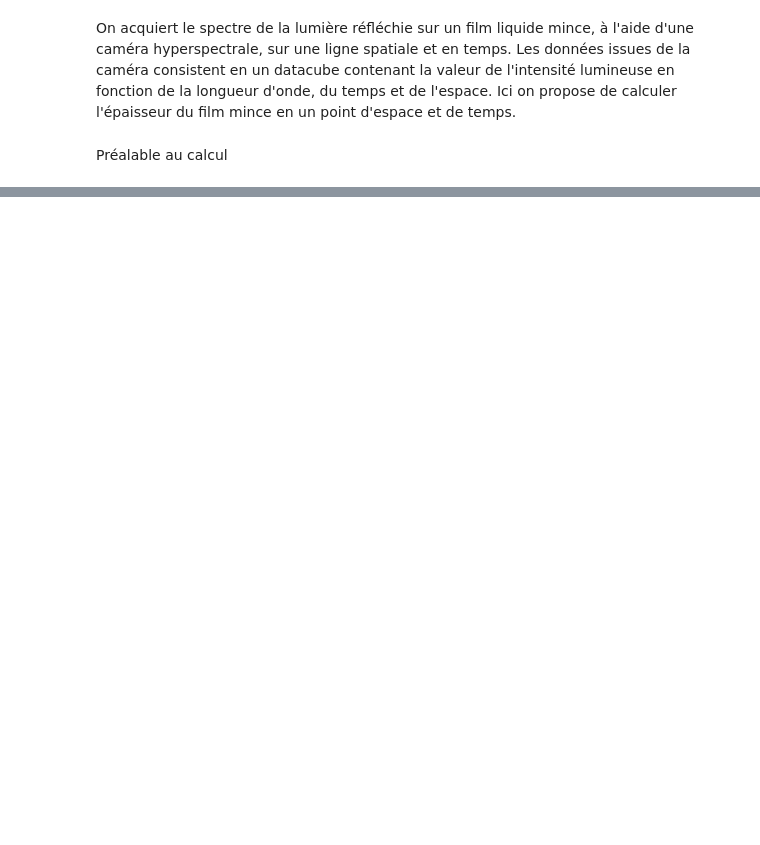
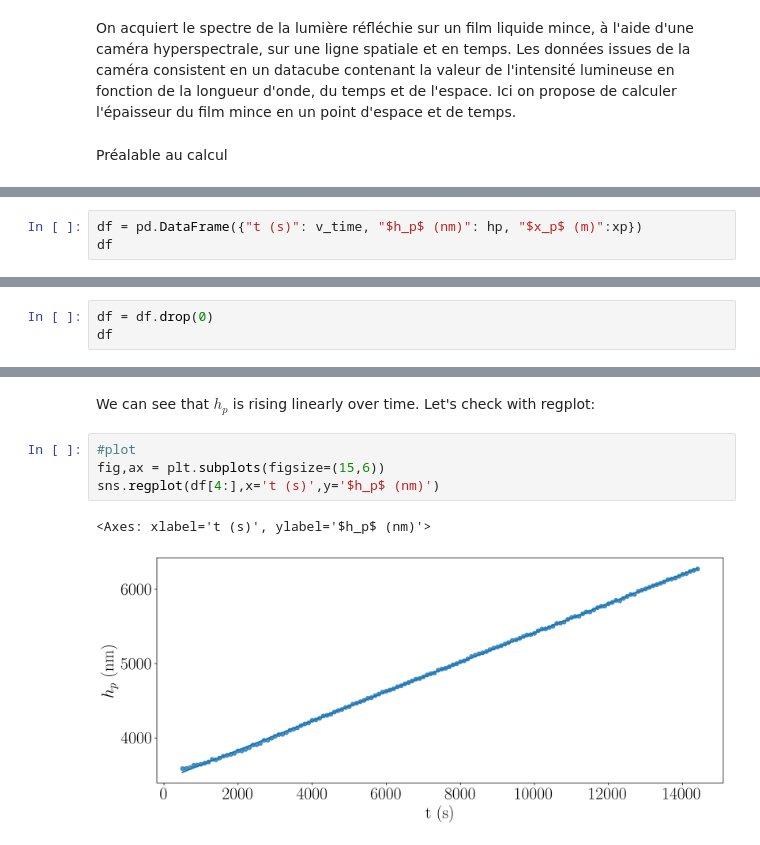
Before and after one commit to aliciaaef/thin-film-hyperspectral, a Jupyter notebook: main.ipynb, the cells around one changed output, grey strips where cells are left out. Saved outputs shown, nothing was run; the diff lists cells and outputs as text; blank space fills up the shorter version.

```diff
--- a/main.ipynb
+++ b/main.ipynb
@@ -163,0 +124,3 @@ sns.regplot(df[20:],x='t (h)',y='$x_p$ (mm)')
+# %%
+df = pd.DataFrame({"t (s)": v_time, "$h_p$ (nm)": hp, "$x_p$ (m)":xp})
+df
@@ -163,0 +169,3 @@ sns.regplot(df[20:],x='t (h)',y='$x_p$ (mm)')
+# %%
+df = df.drop(0)
+df
@@ -163,0 +186,9 @@ sns.regplot(df[20:],x='t (h)',y='$x_p$ (mm)')
+# %% [markdown]
+We can see that $h_p$ is rising linearly over time. Let's check with regplot:
+# %%
+#plot
+fig,ax = plt.subplots(figsize=(15,6))
+sns.regplot(df[4:],x='t (s)',y='$h_p$ (nm)')
+# %% [output]
+<Axes: xlabel='t (s)', ylabel='$h_p$ (nm)'>
+[figure, added]
```
Also changed, not shown: parts of 44 cells of this notebook.
